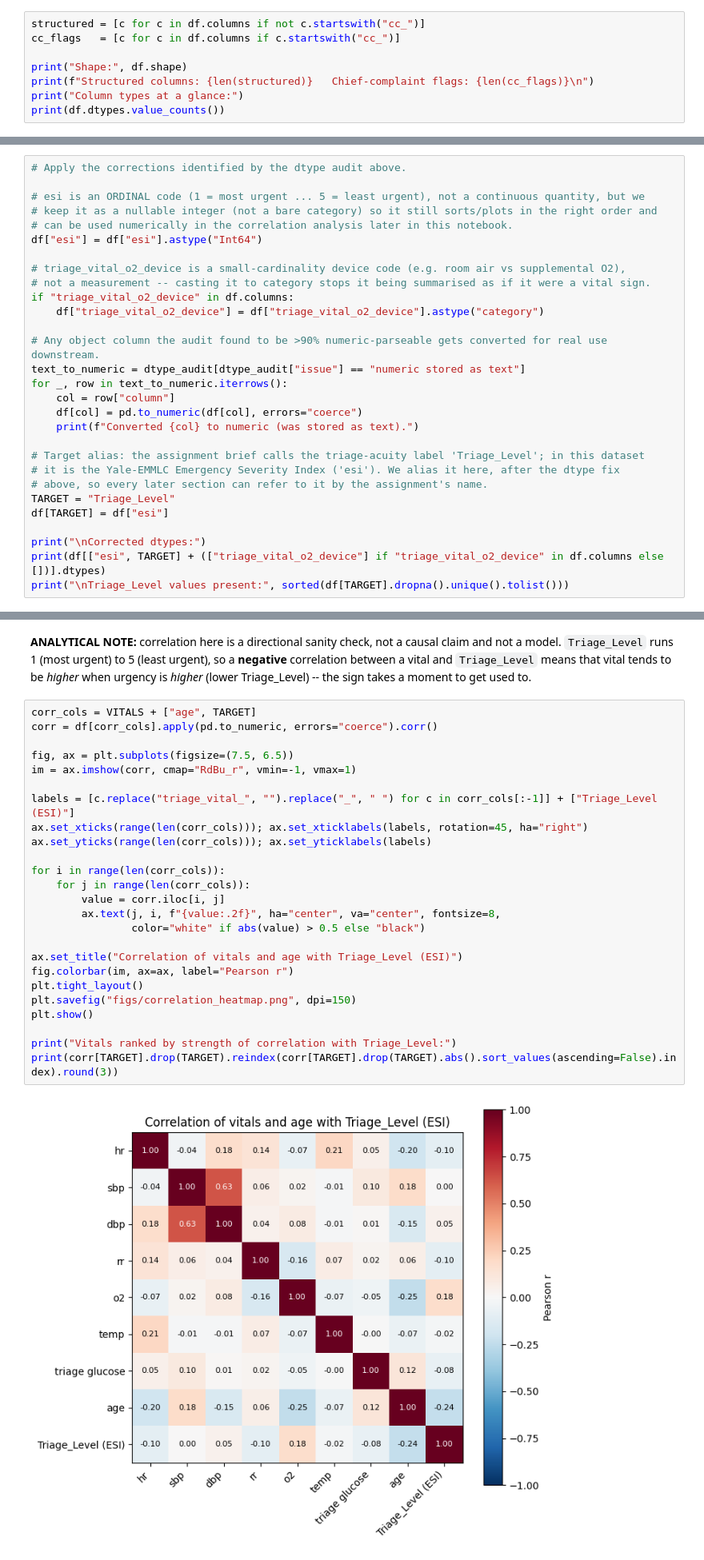
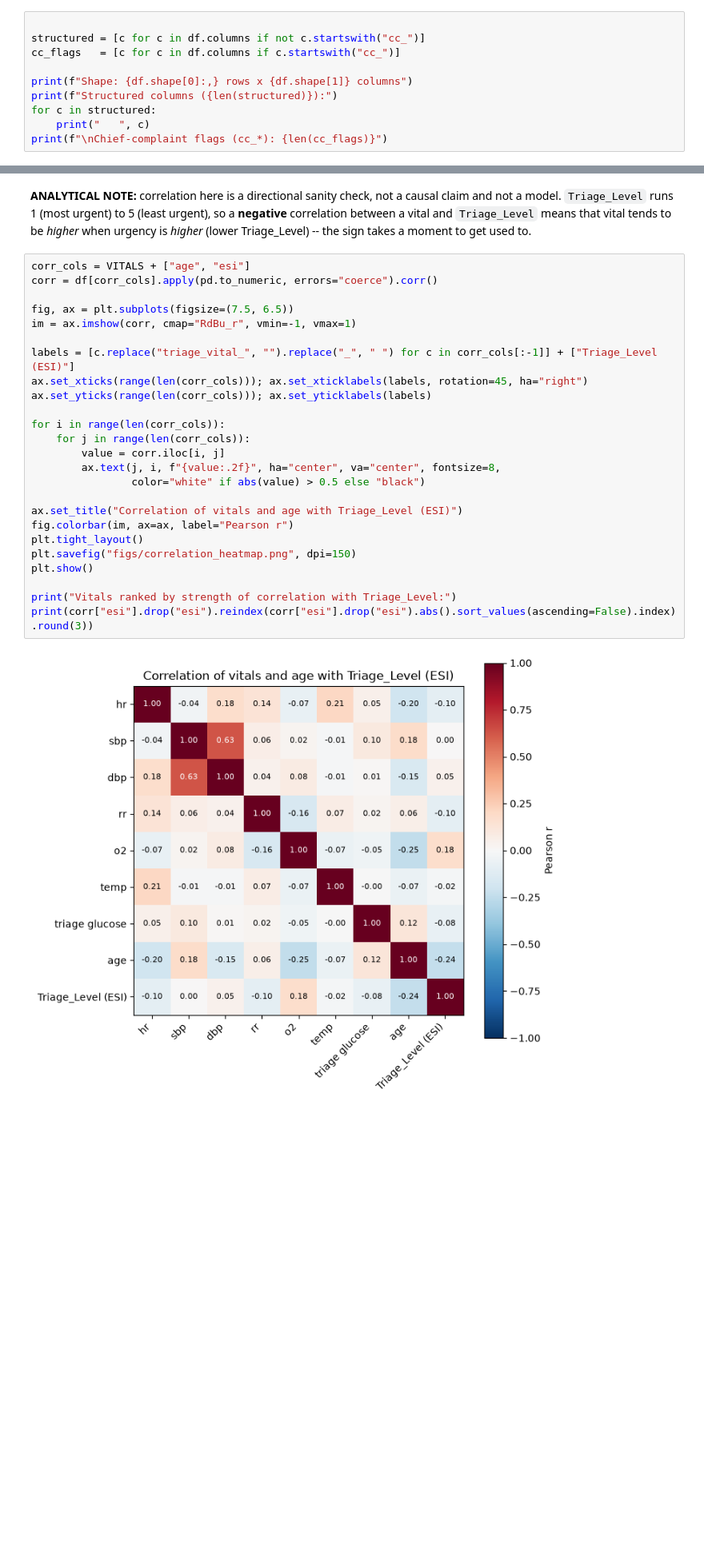
Before and after one commit to Tyler-Baksh/carisurg-portfolio, a Jupyter notebook: notebooks/Week5_DataExploration.ipynb, the cells around one changed output, grey strips where cells are left out. Shown at 80% size. Saved outputs shown, nothing was run; the diff lists cells and outputs as text; blank space fills up the shorter version.

```diff
--- a/notebooks/Week5_DataExploration.ipynb
+++ b/notebooks/Week5_DataExploration.ipynb
@@ -46,9 +46,11 @@ Chief-complaint flags (`cc_*`) are complete-by-design 0/1 indicators, not free-s
 # %%
+
 structured = [c for c in df.columns if not c.startswith("cc_")]
 cc_flags   = [c for c in df.columns if c.startswith("cc_")]
 
-print("Shape:", df.shape)
-print(f"Structured columns: {len(structured)}   Chief-complaint flags: {len(cc_flags)}\n")
-print("Column types at a glance:")
-print(df.dtypes.value_counts())
+print(f"Shape: {df.shape[0]:,} rows x {df.shape[1]} columns")
+print(f"Structured columns ({len(structured)}):")
+for c in structured:
+    print("   ", c)
+print(f"\nChief-complaint flags (cc_*): {len(cc_flags)}")
 # %% [output]
@@ -180,29 +178,0 @@ dtype_audit
-# %%
-# Apply the corrections identified by the dtype audit above.
-
-# esi is an ORDINAL code (1 = most urgent ... 5 = least urgent), not a continuous quantity, but we
-# keep it as a nullable integer (not a bare category) so it still sorts/plots in the right order and
-# can be used numerically in the correlation analysis later in this notebook.
-df["esi"] = df["esi"].astype("Int64")
-
-# triage_vital_o2_device is a small-cardinality device code (e.g. room air vs supplemental O2),
-# not a measurement -- casting it to category stops it being summarised as if it were a vital sign.
-if "triage_vital_o2_device" in df.columns:
-    df["triage_vital_o2_device"] = df["triage_vital_o2_device"].astype("category")
-
-# Any object column the audit found to be >90% numeric-parseable gets converted for real use downstream.
-text_to_numeric = dtype_audit[dtype_audit["issue"] == "numeric stored as text"]
-for _, row in text_to_numeric.iterrows():
-    col = row["column"]
-    df[col] = pd.to_numeric(df[col], errors="coerce")
-    print(f"Converted {col} to numeric (was stored as text).")
-
-# Target alias: the assignment brief calls the triage-acuity label 'Triage_Level'; in this dataset
-# it is the Yale-EMMLC Emergency Severity Index ('esi'). We alias it here, after the dtype fix
-# above, so every later section can refer to it by the assignment's name.
-TARGET = "Triage_Level"
-df[TARGET] = df["esi"]
-
-print("\nCorrected dtypes:")
-print(df[["esi", TARGET] + (["triage_vital_o2_device"] if "triage_vital_o2_device" in df.columns else [])].dtypes)
-print("\nTriage_Level values present:", sorted(df[TARGET].dropna().unique().tolist()))
@@ -427,32 +391,32 @@ plt.show()
 # %% [markdown]
 **ANALYTICAL NOTE:** correlation here is a directional sanity check, not a causal claim and not a model. `Triage_Level` runs 1 (most urgent) to 5 (least urgent), so a **negative** correlation between a vital and `Triage_Level` means that vital tends to be *higher* when urgency is *higher* (lower Triage_Level) -- the sign takes a moment to get used to.
 # %%
-corr_cols = VITALS + ["age", TARGET]
+corr_cols = VITALS + ["age", "esi"]
 corr = df[corr_cols].apply(pd.to_numeric, errors="coerce").corr()
 
 fig, ax = plt.subplots(figsize=(7.5, 6.5))
 im = ax.imshow(corr, cmap="RdBu_r", vmin=-1, vmax=1)
 
 labels = [c.replace("triage_vital_", "").replace("_", " ") for c in corr_cols[:-1]] + ["Triage_Level (ESI)"]
 ax.set_xticks(range(len(corr_cols))); ax.set_xticklabels(labels, rotation=45, ha="right")
 ax.set_yticks(range(len(corr_cols))); ax.set_yticklabels(labels)
 
 for i in range(len(corr_cols)):
     for j in range(len(corr_cols)):
         value = corr.iloc[i, j]
         ax.text(j, i, f"{value:.2f}", ha="center", va="center", fontsize=8,
                 color="white" if abs(value) > 0.5 else "black")
 
 ax.set_title("Correlation of vitals and age with Triage_Level (ESI)")
 fig.colorbar(im, ax=ax, label="Pearson r")
 plt.tight_layout()
 plt.savefig("figs/correlation_heatmap.png", dpi=150)
 plt.show()
 
 print("Vitals ranked by strength of correlation with Triage_Level:")
-print(corr[TARGET].drop(TARGET).reindex(corr[TARGET].drop(TARGET).abs().sort_values(ascending=False).index).round(3))
+print(corr["esi"].drop("esi").reindex(corr["esi"].drop("esi").abs().sort_values(ascending=False).index).round(3))
 # %% [output]
-[figure, old version]
+[figure, new version]
 Vitals ranked by strength of correlation with Triage_Level:
 age                 -0.237
 triage_vital_o2      0.178
```
Also changed, not shown: parts of 24 cells of this notebook.
